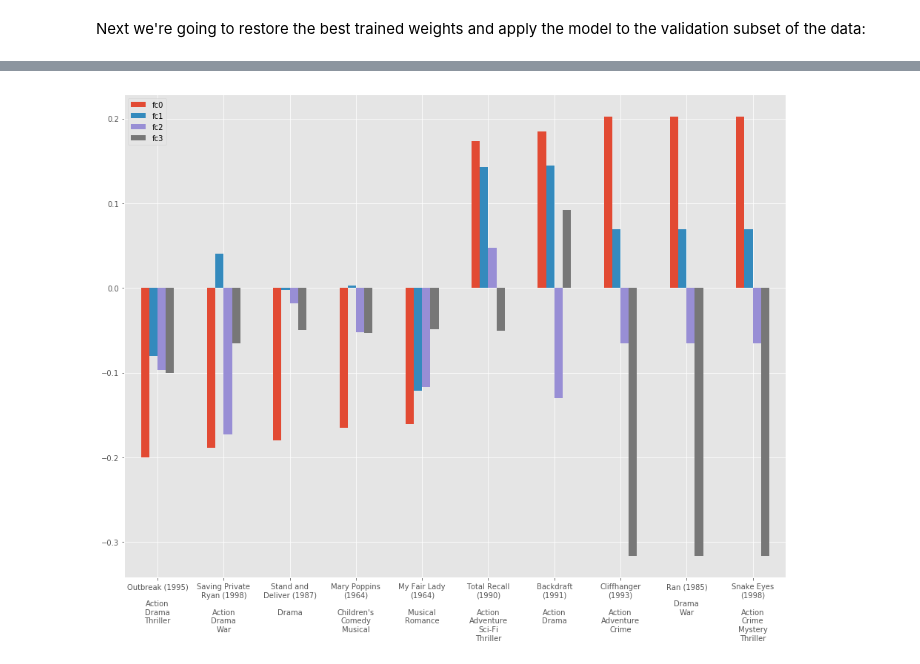
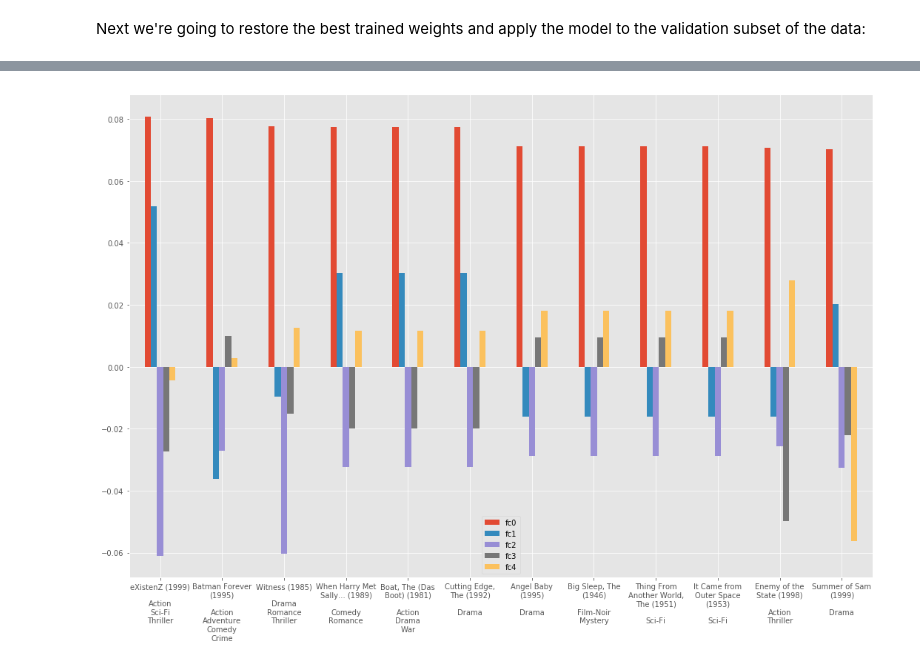
Before and after one commit to devforfu/pytorch_playground, a Jupyter notebook: movielens.ipynb, the cells around one changed output, grey strips where cells are left out. Drawn from its saved outputs; the diff is of its cells as text; code cells hidden in the pictures.

```diff
--- a/movielens.ipynb
+++ b/movielens.ipynb
@@ -551,7 +610,8 @@ _, _, (user_id_map, movie_id_map) = create_dataset(ratings)
 embed_to_original = {v: k for k, v in movie_id_map.items()}
 popular_movies = ratings.groupby('movieId').movieId.count().sort_values(ascending=False).values[:1000]
 # %%
-pca = PCA(n_components=4)
+embed = to_numpy(net.m.weight.data)
+pca = PCA(n_components=5)
 components = pca.fit(embed[popular_movies].T).components_
 components.shape
 # %% [output]
@@ -559,10 +619,10 @@ components.shape
 # %%
 components_df = pd.DataFrame(components.T, columns=[f'fc{i}' for i in range(pca.n_components_)])
 movie_ids = [embed_to_original[idx] for idx in components_df.index]
-title = movies.set_index('movieId').loc[movie_ids].title.values
-components_df['maxnorm'] = components_df.T.apply(lambda row: max(row))
-components_df['title'] = title
-components_df.sort_values(by='maxnorm', inplace=True, ascending=False)
+meta = movies.set_index('movieId')
+components_df['movie_id'] = movie_ids
+components_df['title'] = meta.loc[movie_ids].title.values
+components_df['genres'] = meta.loc[movie_ids].genres.values
 # %%
 components_df.sample(4)
 # %% [output]
@@ -574,6 +633,0 @@ components_df.sample(4)
-# %%
-fig, ax = plt.subplots(figsize=(16, 12))
-columns = components_df.columns
-features = columns[columns.str.startswith('fc')].tolist()
-fc = components_df[features]
-fc.plot(ax=ax, kind='bar')
@@ -582,15 +634,15 @@ fc.plot(ax=ax, kind='bar')
 # %%
-def plot_edge_cases(components, component, n=5):
-    sorted_components = components.sort_values(by=component, ascending=True)
-    edge_cases = pd.concat([sorted_components.head(n), sorted_components.tail(n)], axis=0)
+def plot_components(components, component, ascending=False):
+    fig, ax = plt.subplots(figsize=(18, 12))
 
-    fig, ax = plt.subplots(figsize=(16, 12))
+    subset = components.sort_values(by=component, ascending=ascending).iloc[:12]
+    columns = components_df.columns
+    features = columns[columns.str.startswith('fc')].tolist()
 
-    edge_cases.plot(ax=ax, kind='bar')
+    fc = subset[features]
+    titles = ['\n'.join(wrap(t, width=15)) for t in subset.title]
+    genres = subset.genres.str.replace('|', '\n')
+    labels = [f'{t}\n\n{g}' for t, g in zip(titles, genres)]
 
-    movies_ids = np.array([embed_to_original[idx] for idx in edge_cases.index])
-    selected_movies = movies.set_index('movieId').loc[movies_ids]
-    titles = ['\n'.join(wrap(t, width=15)) for t in selected_movies.title]
-    genres = selected_movies.genres.str.replace('|', '\n')
-    labels = [f'{t}\n\n{g}' for t, g in zip(titles, genres)]
-    _ = ax.set_xticklabels(labels, rotation=0)
+    fc.plot(ax=ax, kind='bar')
+    ax.set_xticklabels(labels, rotation=0)
@@ -614,4 +649,4 @@ plot_subset(components_df)
 # %%
-plot_edge_cases(components_df, 'fc0')
+plot_components(components_df, 'fc0', ascending=False)
 # %% [output]
-[figure, old version]
+[figure, new version]
```
Also changed, not shown: parts of 19 cells of this notebook, 1 other file.
